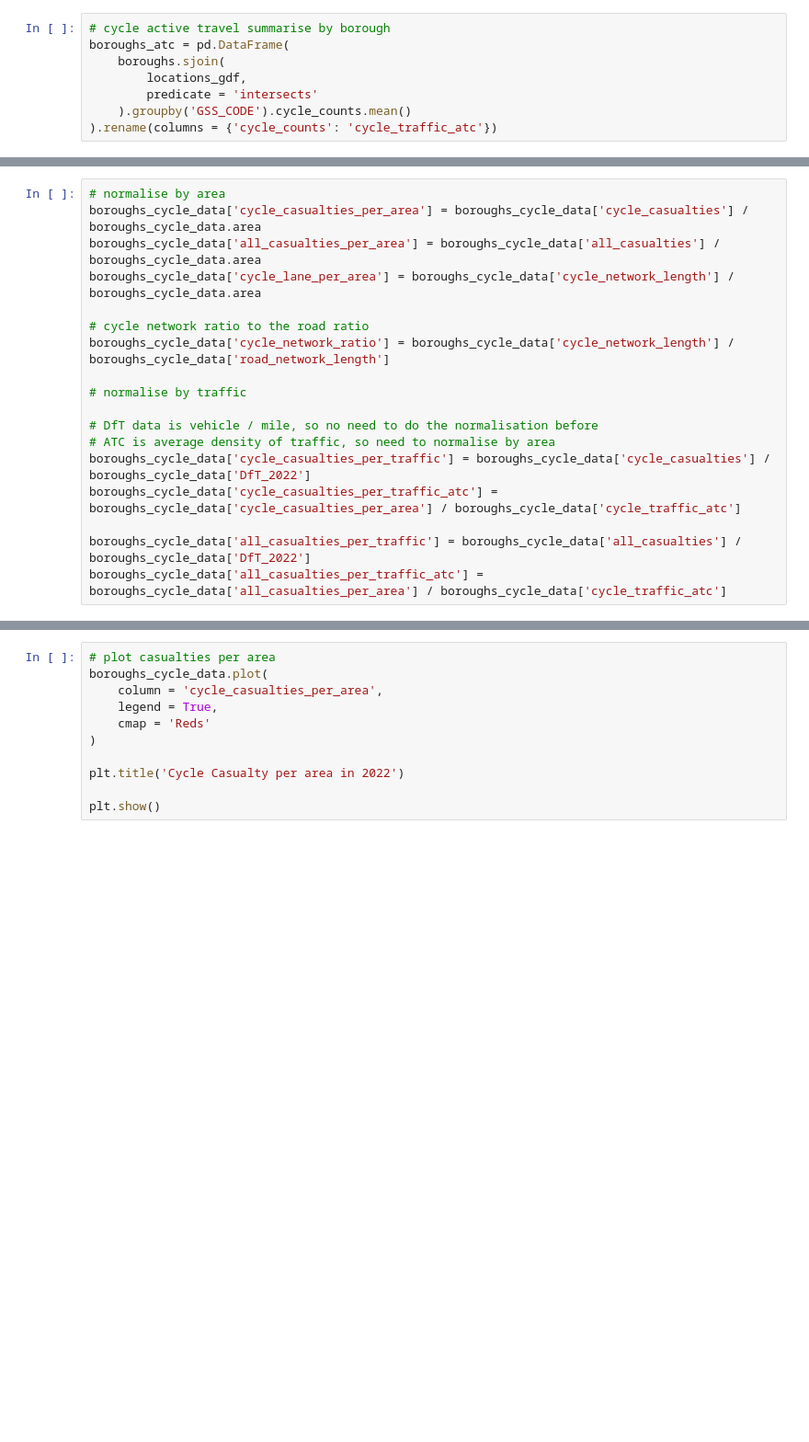
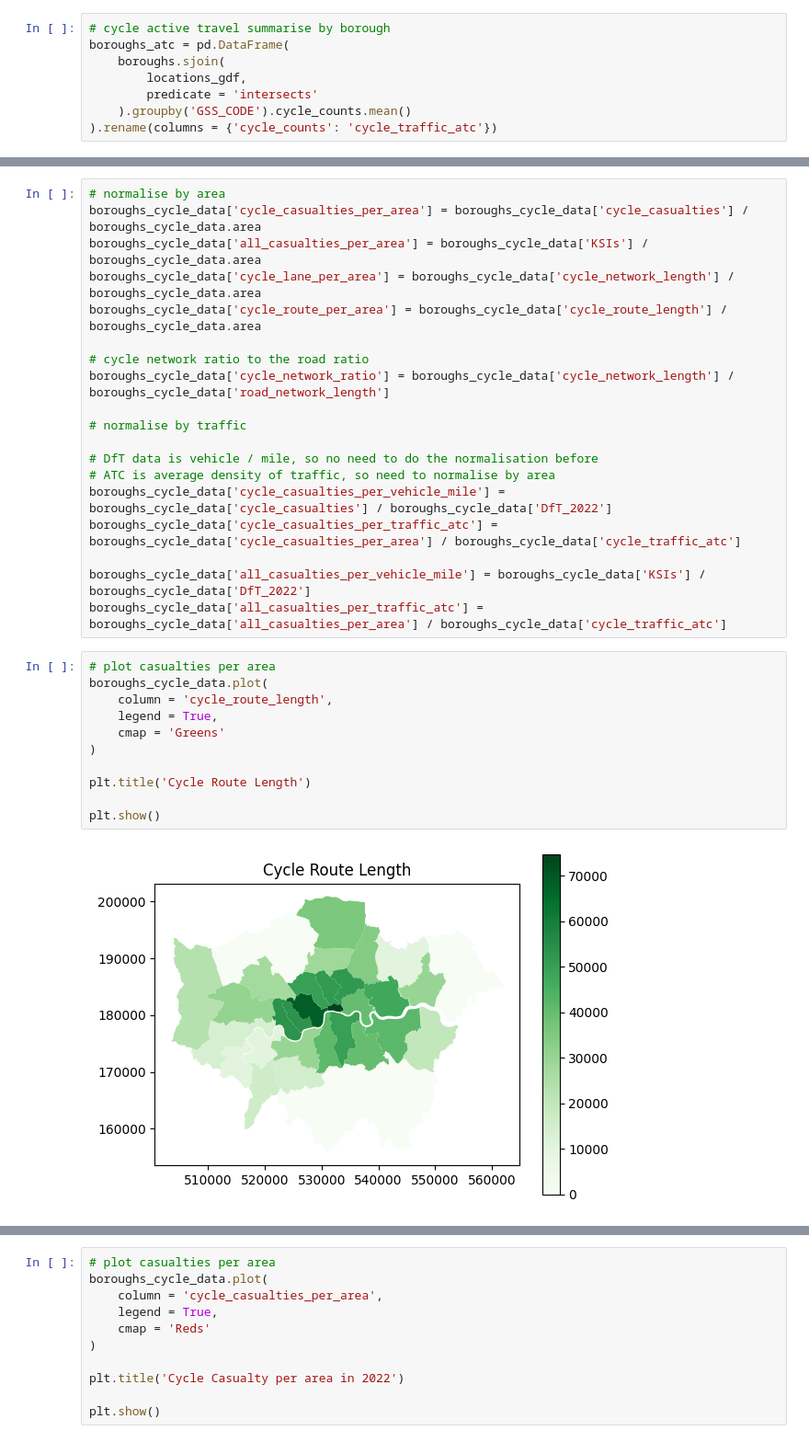
Before and after one commit to sokimura39/CUSP_Data_Dive, a Jupyter notebook: cycling_infrastructure.ipynb, the cells around one changed output, grey strips where cells are left out. Shown at 92% size. Drawn from its saved outputs; the diff is of its cells as text; blank space fills up the shorter version.

```diff
--- a/cycling_infrastructure.ipynb
+++ b/cycling_infrastructure.ipynb
@@ -440,8 +475,9 @@ Index(['NAME', 'GSS_CODE', 'HECTARES', 'NONLD_AREA', 'ONS_INNER', 'SUB_2009',
 # %%
 # normalise by area
 boroughs_cycle_data['cycle_casualties_per_area'] = boroughs_cycle_data['cycle_casualties'] / boroughs_cycle_data.area
-boroughs_cycle_data['all_casualties_per_area'] = boroughs_cycle_data['all_casualties'] / boroughs_cycle_data.area
+boroughs_cycle_data['all_casualties_per_area'] = boroughs_cycle_data['KSIs'] / boroughs_cycle_data.area
 boroughs_cycle_data['cycle_lane_per_area'] = boroughs_cycle_data['cycle_network_length'] / boroughs_cycle_data.area
+boroughs_cycle_data['cycle_route_per_area'] = boroughs_cycle_data['cycle_route_length'] / boroughs_cycle_data.area
 
 # cycle network ratio to the road ratio
 boroughs_cycle_data['cycle_network_ratio'] = boroughs_cycle_data['cycle_network_length'] / boroughs_cycle_data['road_network_length']
@@ -450,11 +486,24 @@ boroughs_cycle_data['cycle_network_ratio'] = boroughs_cycle_data['cycle_network_
 
 # DfT data is vehicle / mile, so no need to do the normalisation before
 # ATC is average density of traffic, so need to normalise by area
-boroughs_cycle_data['cycle_casualties_per_traffic'] = boroughs_cycle_data['cycle_casualties'] / boroughs_cycle_data['DfT_2022']
+boroughs_cycle_data['cycle_casualties_per_vehicle_mile'] = boroughs_cycle_data['cycle_casualties'] / boroughs_cycle_data['DfT_2022']
 boroughs_cycle_data['cycle_casualties_per_traffic_atc'] = boroughs_cycle_data['cycle_casualties_per_area'] / boroughs_cycle_data['cycle_traffic_atc']
 
-boroughs_cycle_data['all_casualties_per_traffic'] = boroughs_cycle_data['all_casualties'] / boroughs_cycle_data['DfT_2022']
+boroughs_cycle_data['all_casualties_per_vehicle_mile'] = boroughs_cycle_data['KSIs'] / boroughs_cycle_data['DfT_2022']
 boroughs_cycle_data['all_casualties_per_traffic_atc'] = boroughs_cycle_data['all_casualties_per_area'] / boroughs_cycle_data['cycle_traffic_atc']
+# %%
+# plot casualties per area
+boroughs_cycle_data.plot(
+    column = 'cycle_route_length',
+    legend = True,
+    cmap = 'Greens'
+)
+
+plt.title('Cycle Route Length')
+
+plt.show()
+# %% [output]
+[figure, added]
 # %%
 # plot casualties per area
 boroughs_cycle_data.plot(
```
Also changed, not shown: parts of 21 cells of this notebook.
